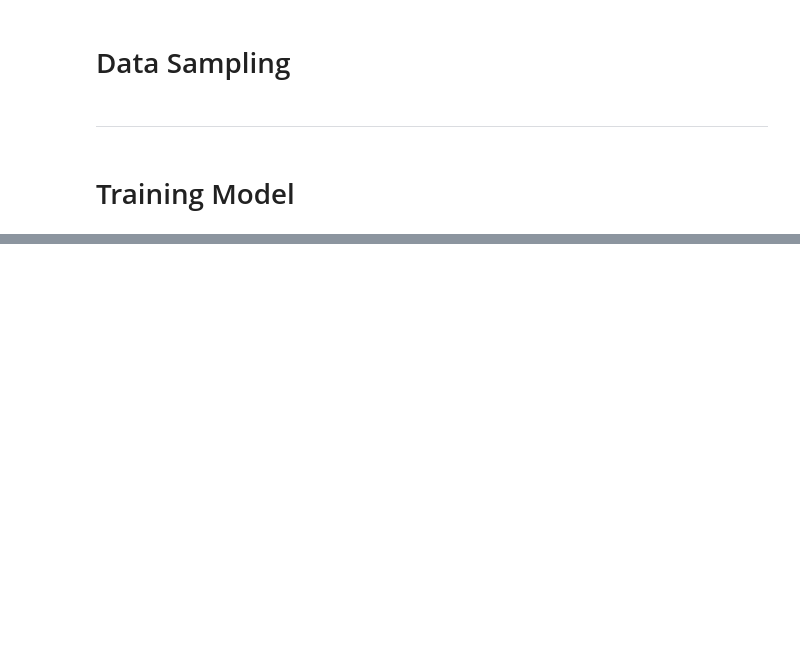
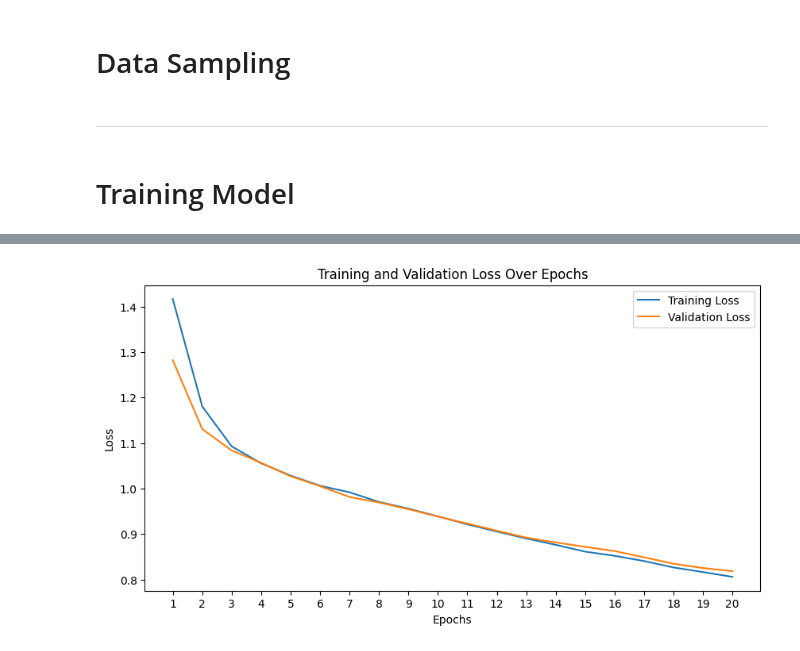
Before and after one commit to KM0006/CyLert-Aggregation, a Jupyter notebook: CyLertPackage/Training Primitive Classifier.ipynb, the cells around one changed output, grey strips where cells are left out. Saved outputs shown, nothing was run; the diff lists cells and outputs as text; code cells hidden in the pictures; blank space fills up the shorter version.

Commit message:
Training With Results and Graphs

```diff
--- a/CyLertPackage/Training Primitive Classifier.ipynb
+++ b/CyLertPackage/Training Primitive Classifier.ipynb
@@ -200,9 +200,20 @@ def GenerateBatches(*, DataHandler, XData, YData, BatchSize = 128):
 # %%
 Epochs = 20
 
-History = Classifier.fit \
-(
-	GenerateBatches(DataHandler = DataHandler, XData = XTrainingData, YData = YTrainingData, BatchSize = 128),
-	epochs = Epochs,
-	verbose = True
-)
+TrainingHistoryList = []
+
+ValidationHistoryList = []
+
+for _ in range(Epochs):
+
+	TrainingHistoryList.append \
+	(
+		Classifier.fit \
+		(
+			GenerateBatches(DataHandler = DataHandler, XData = XTrainingData, YData = YTrainingData, BatchSize = 128),
+			epochs = 1,
+			verbose = True
+		)
+	)
+
+	ValidationHistoryList.append(Classifier.evaluate(GenerateBatches(DataHandler = DataHandler, XData = XValidationData, YData = YValidationData, BatchSize = 128)))
@@ -209,4 +239,4 @@ History = Classifier.fit \
 # %%
-TrainingLossPerEpoch = History.history["loss"]
-TrainingAccuracyPerEpoch = History.history["accuracy"]
-TrainingF1ScorePerEpoch = History.history["f1_score"]
+TrainingLossPerEpoch = [History.history["loss"] for History in TrainingHistoryList]
+TrainingAccuracyPerEpoch = [History.history["accuracy"] for History in TrainingHistoryList]
+TrainingF1ScorePerEpoch = [History.history["f1_score"] for History in TrainingHistoryList]
@@ -218,0 +243,4 @@ ValidationF1ScorePerEpoch = History.history["f1_score"]
+# %%
+ValidationLossPerEpoch = [EvaluationResults[0] for EvaluationResults in ValidationHistoryList]
+ValidationF1ScorePerEpoch = [EvaluationResults[1] for EvaluationResults in ValidationHistoryList]
+ValidationAccuracyPerEpoch = [EvaluationResults[2] for EvaluationResults in ValidationHistoryList]
@@ -219,11 +253,14 @@ ValidationF1ScorePerEpoch = History.history["f1_score"]
 # %%
-EpochsAxis = [i for i in range(Epochs)]
+EpochsAxis = [i + 1 for i in range(Epochs)]
 # %%
-plt.figure(figsize=(10, 5))
-plt.plot(TrainingLossPerEpoch, label = 'Training Loss')
-plt.plot(ValidationLossPerEpoch, label = 'Validation Loss')
+plt.figure(figsize = (10, 5))
+plt.plot(EpochsAxis, TrainingLossPerEpoch, label = 'Training Loss')
+plt.plot(EpochsAxis, ValidationLossPerEpoch, label = 'Validation Loss')
+plt.xticks(EpochsAxis)
 plt.xlabel('Epochs')
 plt.ylabel('Loss')
 plt.title('Training and Validation Loss Over Epochs')
 plt.legend()
 plt.show()
+# %% [output]
+[figure, added]
```
Also changed, not shown: parts of 10 cells of this notebook.
